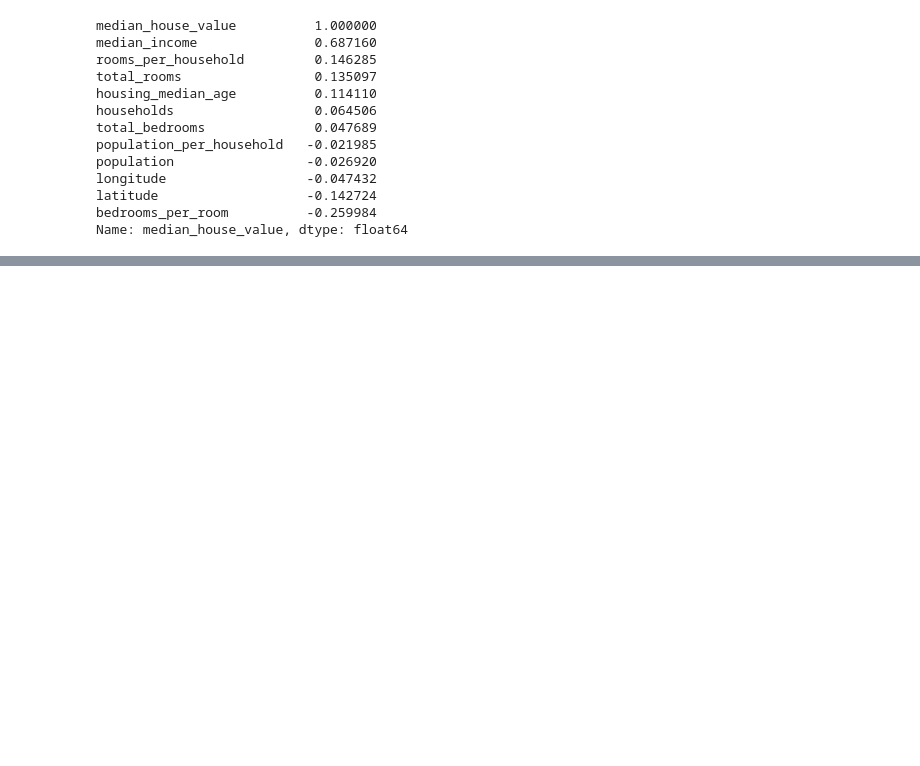
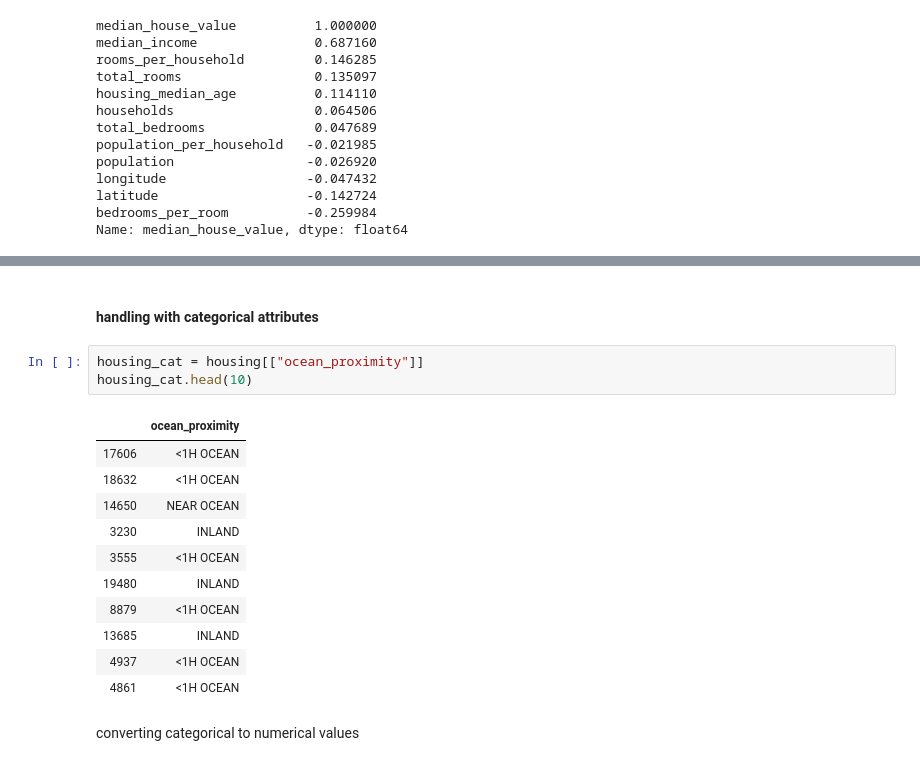
Before and after one commit to edenpsilva/homlsktk, a Jupyter notebook: Cap2.ipynb, the cells around one changed output, grey strips where cells are left out. Drawn from its saved outputs; the diff is of its cells as text; blank space fills up the shorter version.

```diff
--- a/Cap2.ipynb
+++ b/Cap2.ipynb
@@ -271,0 +341,19 @@ Name: median_house_value, dtype: float64
+# %% [markdown]
+####   handling with categorical attributes
+# %%
+housing_cat = housing[["ocean_proximity"]]
+housing_cat.head(10)
+# %% [output]
+|  | ocean_proximity |
+| 17606 | <1H OCEAN |
+| 18632 | <1H OCEAN |
+| 14650 | NEAR OCEAN |
+| 3230 | INLAND |
+| 3555 | <1H OCEAN |
+| 19480 | INLAND |
+| 8879 | <1H OCEAN |
+| 13685 | INLAND |
+| 4937 | <1H OCEAN |
+| 4861 | <1H OCEAN |
+# %% [markdown]
+converting categorical to numerical values
```
Also changed, not shown: parts of 11 cells of this notebook.
